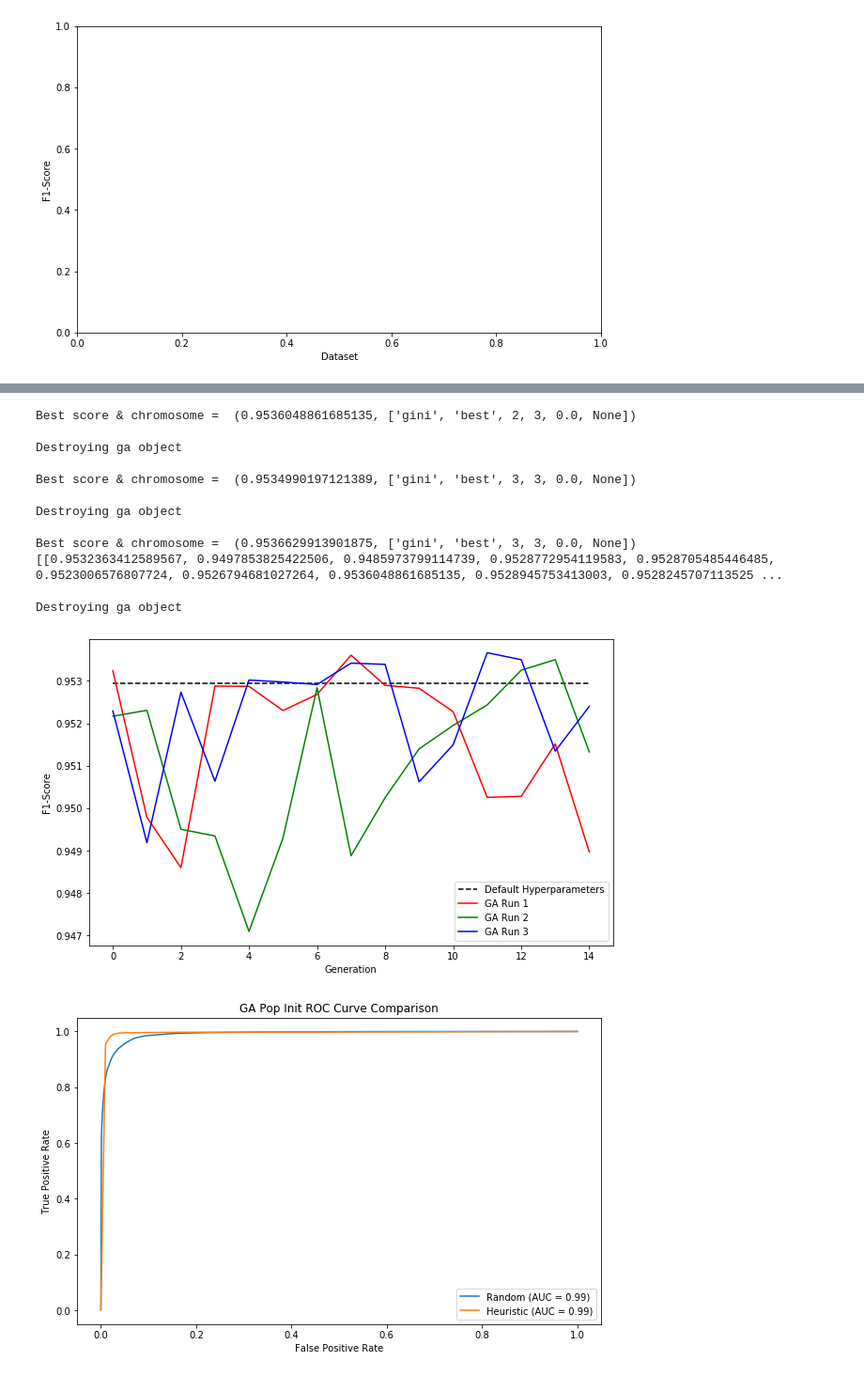
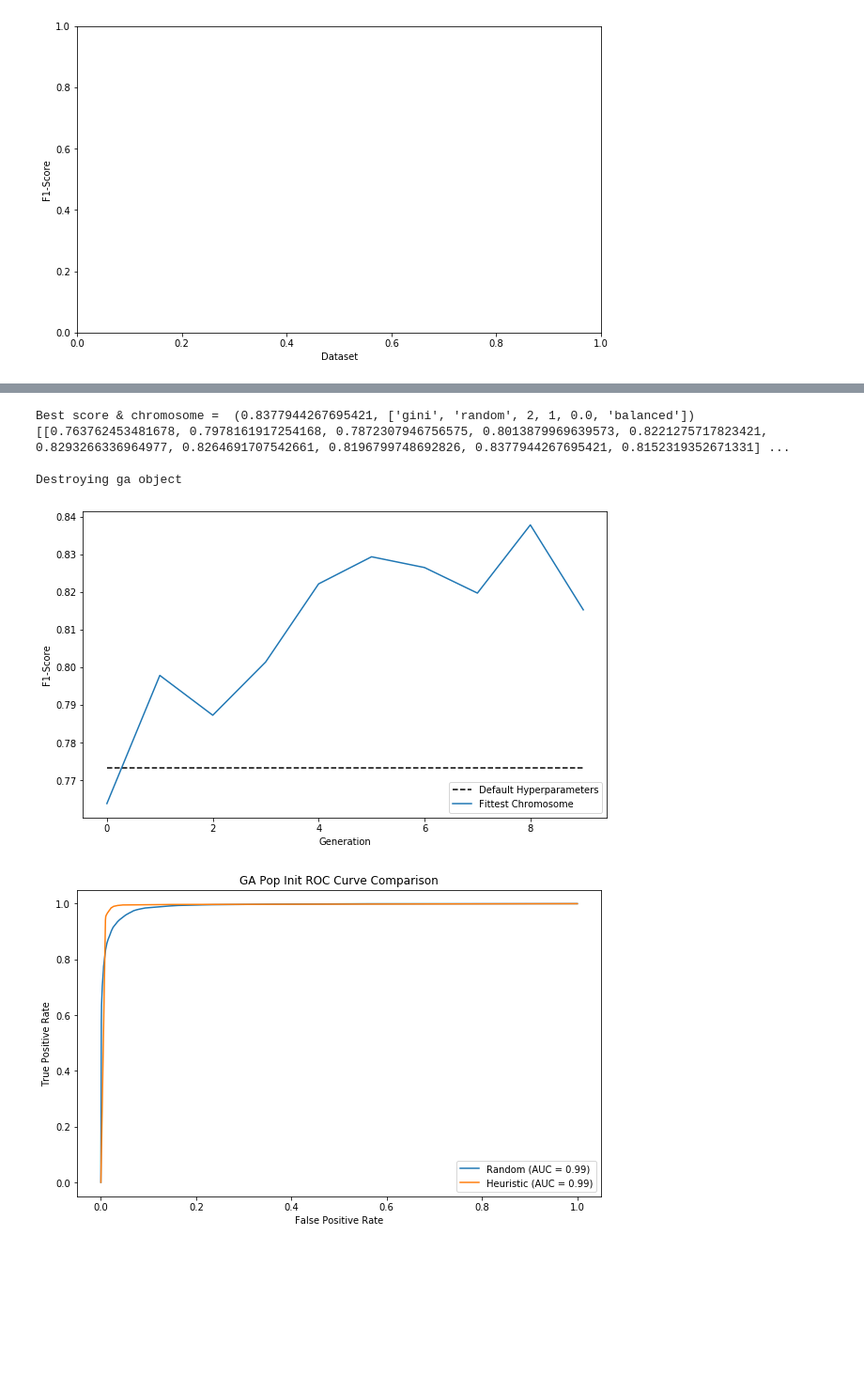
Before and after one commit to NorthOfNull/ML, a Jupyter notebook: Genetic Algorithm.ipynb, the cells around one changed output, grey strips where cells are left out. Shown at 94% size. Drawn from its saved outputs; the diff is of its cells as text; code cells hidden in the pictures; blank space fills up the shorter version.

```diff
--- a/Genetic Algorithm.ipynb
+++ b/Genetic Algorithm.ipynb
@@ -206,0 +209,2 @@ print(baseline)
+# %%
+baseline = [0.7731614859057001, 0.7731614859057001, 0.7731614859057001, 0.7731614859057001, 0.7731614859057001, 0.7731614859057001, 0.7731614859057001, 0.7731614859057001, 0.7731614859057001, 0.7731614859057001]
@@ -258,53 +337,47 @@ Destroying ga object
 # %%
+#####################
+
 # 3 RUN GA HYPERPARAMETERS vs BASELINE HYPERPARAMETER PERFORMANCE
 # Population size = 10
 # Generations = 10
 # Chromosome Evaluation Method = Cross Validation (cv)
 # Initial Population Generation Method = Heuristic
 import matplotlib.pyplot as plt
-dataset_path = "../Datasets/ISOT Botnet 2010/Pre-processed/isot_botnet.csv"
+dataset_path = "../Datasets/CTU-13/Pre-processed_Extended/7.csv"
 run_results = []
 
-for run in range(0, 3):
-    ga = kf_bio.kf_genetic_algorithm(classifier='DecisionTreeClassifier', dataset_path=dataset_path,
-                          population_size=10, generations=15, evaluation_method='cv',
-                          initial_pop_gen_method='heuristic', extended_dataset=False)
+#for run in range(0, 3):
+ga = kf_bio.kf_genetic_algorithm(classifier='DecisionTreeClassifier', dataset_path=dataset_path,
+                      population_size=10, generations=10, evaluation_method='cv',
+                      initial_pop_gen_method='heuristic', extended_dataset=True)
 
-    sorted_score_chromosome_list = ga.run()
+sorted_score_chromosome_list = ga.run()
 
-    best_score_chromosome = sorted_score_chromosome_list[0]
-    print("Best score & chromosome = ", best_score_chromosome)
+best_score_chromosome = sorted_score_chromosome_list[0]
+print("Best score & chromosome = ", best_score_chromosome)
 
-    scores = ga.best_generation_fitness_scores
-    run_results.append(scores)
+scores = ga.best_generation_fitness_scores
+run_results.append(scores)
+#
+
 
 #print(baseline)
 print(run_results)
 
 plt.figure(figsize=(10,6))
 plt.xlabel('Generation')
 plt.ylabel('F1-Score')
 plt.plot(baseline, c='k', linestyle='--', label='Default Hyperparameters')
-plt.plot(run_results[0], c='r', label='GA Run 1')
-plt.plot(run_results[1], c='g', label='GA Run 2')
-plt.plot(run_results[2], c='b', label='GA Run 3')
+plt.plot(run_results[0], label='Fittest Chromosome')
 plt.legend(loc='lower right')
 
 del ga
 # %% [output]
-Best score & chromosome =  (0.9536048861685135, ['gini', 'best', 2, 3, 0.0, None])
+Best score & chromosome =  (0.8377944267695421, ['gini', 'random', 2, 1, 0.0, 'balanced'])
+[[0.763762453481678, 0.7978161917254168, 0.7872307946756575, 0.8013879969639573, 0.8221275717823421, 0.8293266336964977, 0.8264691707542661, 0.8196799748692826, 0.8377944267695421, 0.8152319352671331] ...
 
 Destroying ga object
-
-Best score & chromosome =  (0.9534990197121389, ['gini', 'best', 3, 3, 0.0, None])
-
-Destroying ga object
-
-Best score & chromosome =  (0.9536629913901875, ['gini', 'best', 3, 3, 0.0, None])
-[[0.9532363412589567, 0.9497853825422506, 0.9485973799114739, 0.9528772954119583, 0.9528705485446485, 0.9523006576807724, 0.9526794681027264, 0.9536048861685135, 0.9528945753413003, 0.9528245707113525 ...
-
-Destroying ga object
-[figure, old version]
+[figure, new version]
 # %%
 # GA best random init generated chromosome vs best heuristic init generated chromosome
 import kf_ml_lib as kf
```
Also changed, not shown: parts of 4 cells of this notebook, 24 other files.
